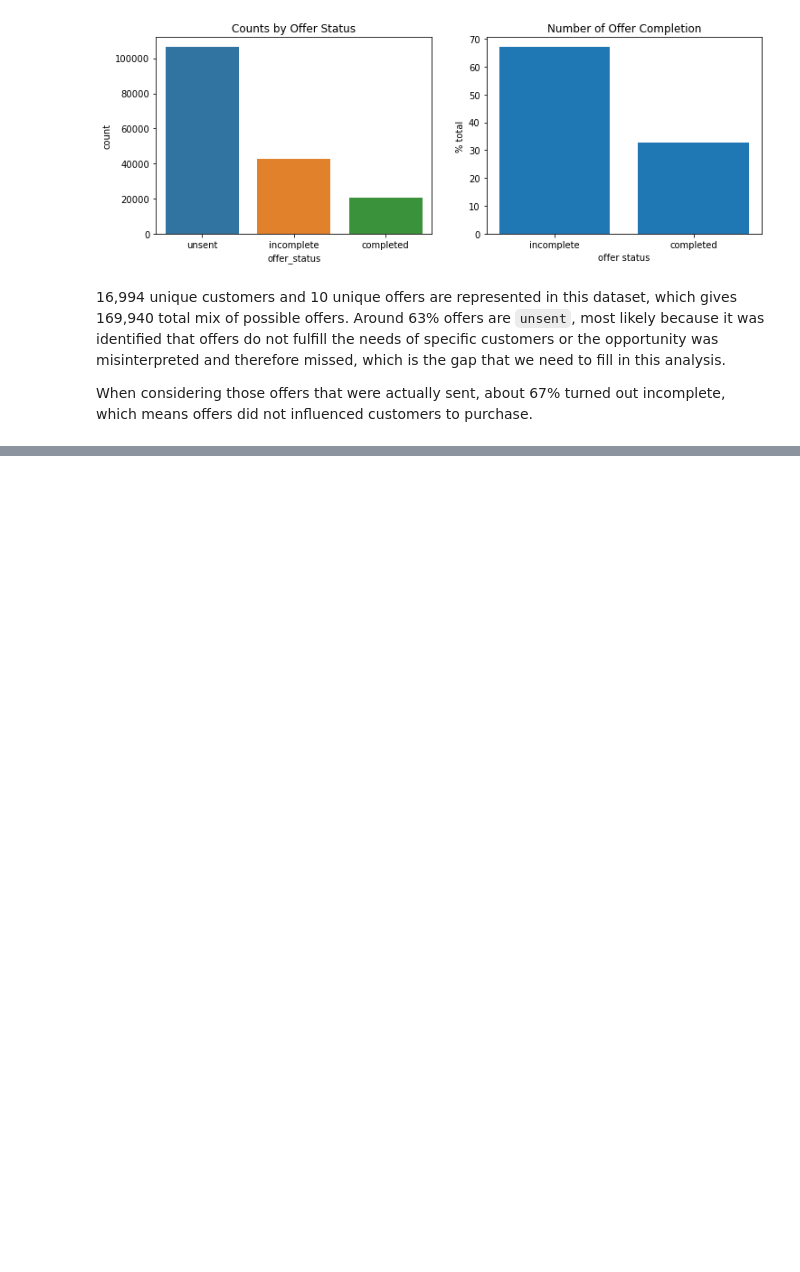
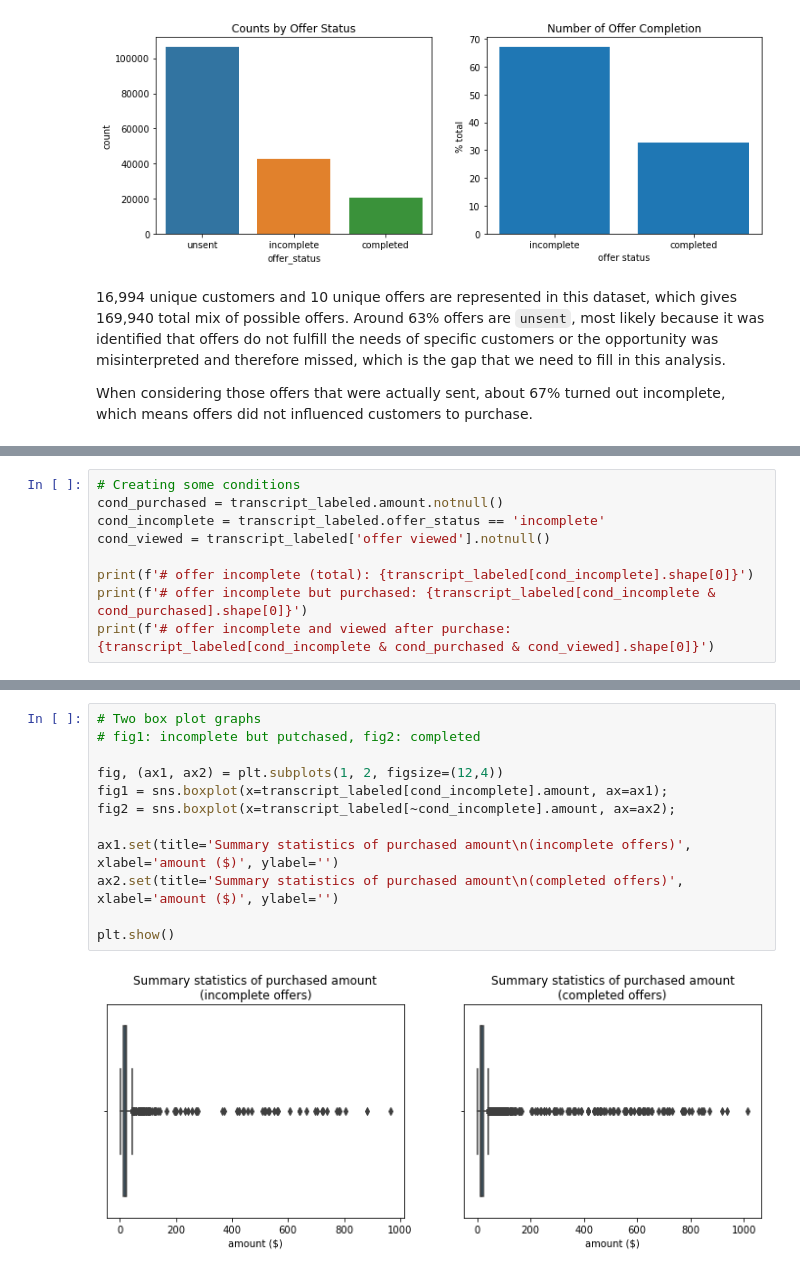
Before and after one commit to jasonsuk/ds-starbucks, a Jupyter notebook: Starbucks_Capstone_notebook.ipynb, the cells around one changed output, grey strips where cells are left out. Cells and saved outputs as stored; diff of their text form; blank space fills up the shorter version.

Commit message:
Exploratory analysis on transcript_labeled dataset

```diff
--- a/Starbucks_Capstone_notebook.ipynb
+++ b/Starbucks_Capstone_notebook.ipynb
@@ -987,0 +994,9 @@ When considering those offers that were actually sent, about 67% turned out inco
+# %%
+# Creating some conditions
+cond_purchased = transcript_labeled.amount.notnull()
+cond_incomplete = transcript_labeled.offer_status == 'incomplete'
+cond_viewed = transcript_labeled['offer viewed'].notnull()
+
+print(f'# offer incomplete (total): {transcript_labeled[cond_incomplete].shape[0]}')
+print(f'# offer incomplete but purchased: {transcript_labeled[cond_incomplete & cond_purchased].shape[0]}')
+print(f'# offer incomplete and viewed after purchase: {transcript_labeled[cond_incomplete & cond_purchased & cond_viewed].shape[0]}')
@@ -987,0 +1021,14 @@ When considering those offers that were actually sent, about 67% turned out inco
+# %%
+# Two box plot graphs
+# fig1: incomplete but putchased, fig2: completed
+
+fig, (ax1, ax2) = plt.subplots(1, 2, figsize=(12,4))
+fig1 = sns.boxplot(x=transcript_labeled[cond_incomplete].amount, ax=ax1);
+fig2 = sns.boxplot(x=transcript_labeled[~cond_incomplete].amount, ax=ax2);
+
+ax1.set(title='Summary statistics of purchased amount\n(incomplete offers)', xlabel='amount ($)', ylabel='')
+ax2.set(title='Summary statistics of purchased amount\n(completed offers)', xlabel='amount ($)', ylabel='')
+
+plt.show()
+# %% [output]
+[figure, added]
```
Also changed, not shown: parts of 19 cells of this notebook.
